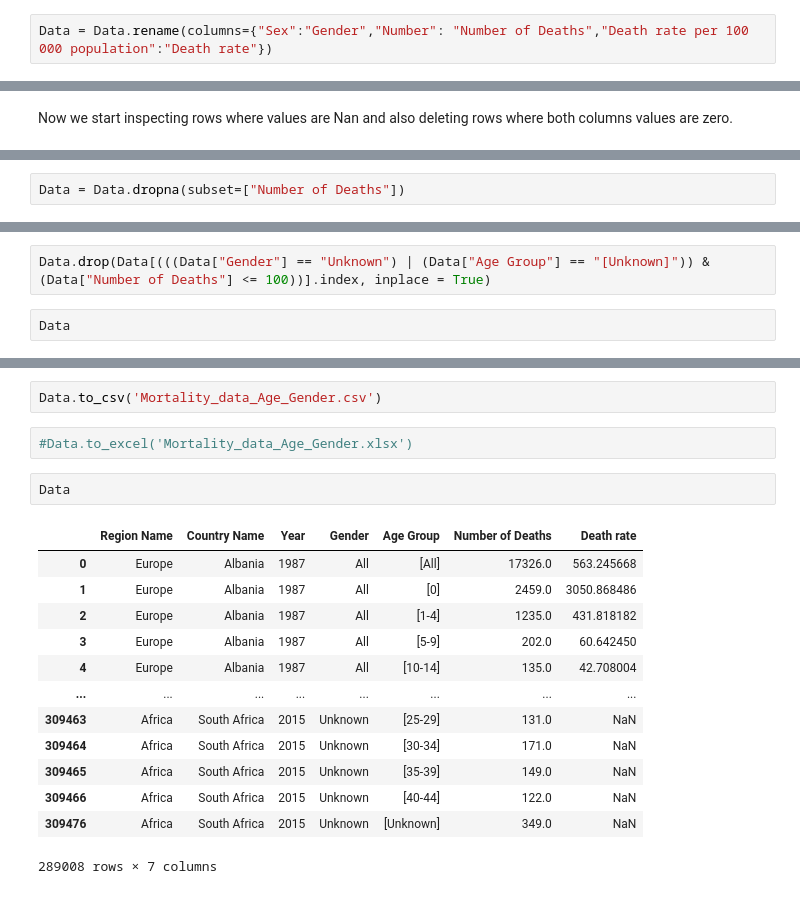
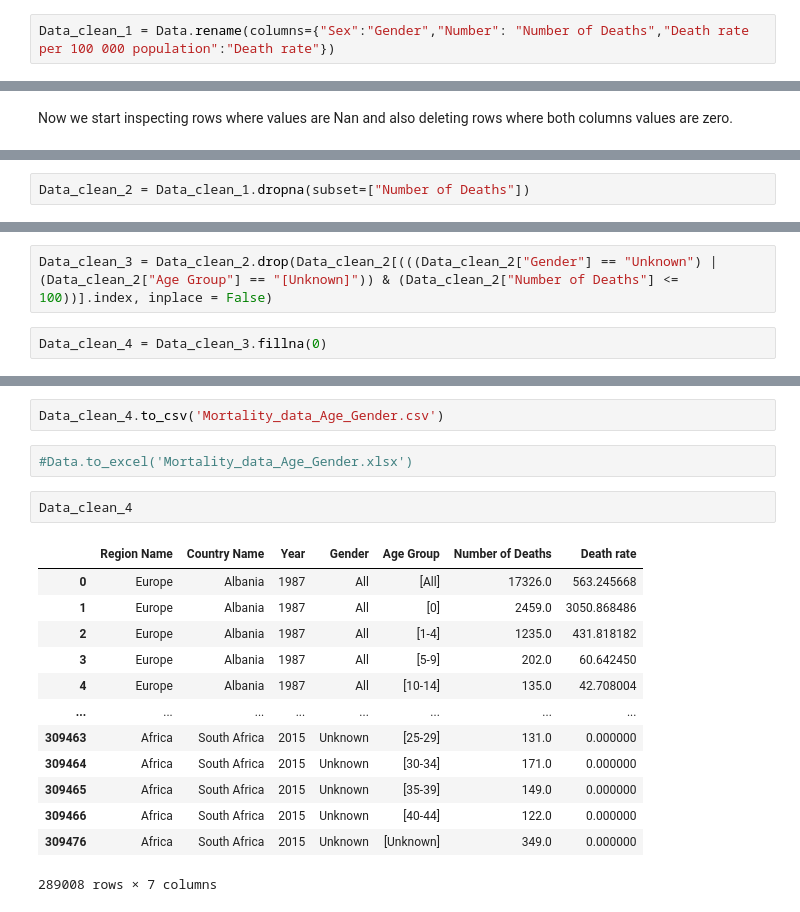
Before and after one commit to AshwathiSuresh/dataset_mortality, a Jupyter notebook: Notebook_project_2.ipynb, the cells around one changed output, grey strips where cells are left out. Cells and saved outputs as stored; diff of their text form.

```diff
--- a/Notebook_project_2.ipynb
+++ b/Notebook_project_2.ipynb
@@ -111,5 +111,5 @@ dtype: int64
 As we can see that some rows in Number and Death rate have nan values and need to explored further.
 Also for our ease we will change the name of columns and the values in the columns such as in Age Group column.
 # %%
-Data = Data.rename(columns={"Sex":"Gender","Number": "Number of Deaths","Death rate per 100 000 population":"Death rate"})
+Data_clean_1 = Data.rename(columns={"Sex":"Gender","Number": "Number of Deaths","Death rate per 100 000 population":"Death rate"})
 # %%
@@ -157,3 +150,3 @@ Data_zero_value.head()
 # %%
-Data = Data.dropna(subset=["Number of Deaths"])
+Data_clean_2 = Data_clean_1.dropna(subset=["Number of Deaths"])
 # %%
@@ -184,6 +177,6 @@ Data
 | 309476 | Africa | South Africa | 2015 | Unknown | [Unknown] | 349.0 | NaN |
 307816 rows × 7 columns
 # %%
-Data.drop(Data[(((Data["Gender"] == "Unknown") | (Data["Age Group"] == "[Unknown]")) & (Data["Number of Deaths"] <= 100))].index, inplace = True)
+Data_clean_3 = Data_clean_2.drop(Data_clean_2[(((Data_clean_2["Gender"] == "Unknown") | (Data_clean_2["Age Group"] == "[Unknown]")) & (Data_clean_2["Number of Deaths"] <= 100))].index, inplace = False)
 # %%
-Data
+Data_clean_4 = Data_clean_3.fillna(0)
@@ -214,21 +193,21 @@ Death rate          9156
 dtype: int64
 # %%
-Data.to_csv('Mortality_data_Age_Gender.csv')
+Data_clean_4.to_csv('Mortality_data_Age_Gender.csv')
 # %%
 #Data.to_excel('Mortality_data_Age_Gender.xlsx')
 # %%
-Data
+Data_clean_4
 # %% [output]
 |  | Region Name | Country Name | Year | Gender | Age Group | Number of Deaths | Death rate |
 | 0 | Europe | Albania | 1987 | All | [All] | 17326.0 | 563.245668 |
 | 1 | Europe | Albania | 1987 | All | [0] | 2459.0 | 3050.868486 |
 | 2 | Europe | Albania | 1987 | All | [1-4] | 1235.0 | 431.818182 |
 | 3 | Europe | Albania | 1987 | All | [5-9] | 202.0 | 60.642450 |
 | 4 | Europe | Albania | 1987 | All | [10-14] | 135.0 | 42.708004 |
 | ... | ... | ... | ... | ... | ... | ... | ... |
-| 309463 | Africa | South Africa | 2015 | Unknown | [25-29] | 131.0 | NaN |
-| 309464 | Africa | South Africa | 2015 | Unknown | [30-34] | 171.0 | NaN |
-| 309465 | Africa | South Africa | 2015 | Unknown | [35-39] | 149.0 | NaN |
-| 309466 | Africa | South Africa | 2015 | Unknown | [40-44] | 122.0 | NaN |
-| 309476 | Africa | South Africa | 2015 | Unknown | [Unknown] | 349.0 | NaN |
+| 309463 | Africa | South Africa | 2015 | Unknown | [25-29] | 131.0 | 0.000000 |
+| 309464 | Africa | South Africa | 2015 | Unknown | [30-34] | 171.0 | 0.000000 |
+| 309465 | Africa | South Africa | 2015 | Unknown | [35-39] | 149.0 | 0.000000 |
+| 309466 | Africa | South Africa | 2015 | Unknown | [40-44] | 122.0 | 0.000000 |
+| 309476 | Africa | South Africa | 2015 | Unknown | [Unknown] | 349.0 | 0.000000 |
 289008 rows × 7 columns
```
Also changed, not shown: parts of 8 cells of this notebook.
